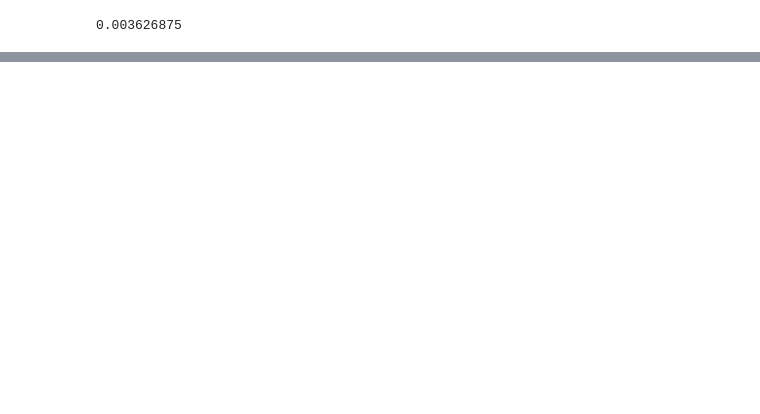
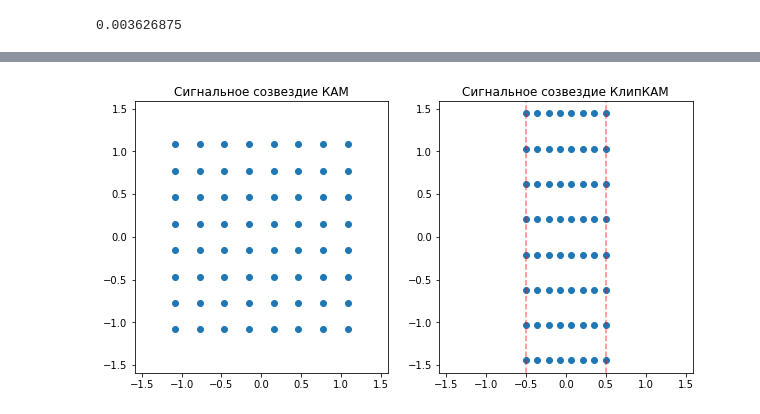
Before and after one commit to DmitryBelikov/ml-modulation, a Jupyter notebook: notebooks/Baseline.ipynb, the cells around one changed output, grey strips where cells are left out. Drawn from its saved outputs; the diff is of its cells as text; code cells hidden in the pictures; blank space fills up the shorter version.

```diff
--- a/notebooks/Baseline.ipynb
+++ b/notebooks/Baseline.ipynb
@@ -154,0 +372,65 @@ ser
+# %%
+from ml_modulation.modulators.qam import QAM
+from ml_modulation.modulators.clipped_qam import ClippedQAM
+
+bit_count = 6
+QAM16 = QAM(bit_count)
+clipped = ClippedQAM(bit_count, 0.5)
+
+xs = []
+ys = []
+
+clip_xs = []
+clip_ys = []
+
+for class_idx in range(2 ** bit_count):
+    bits = []
+    while len(bits) < bit_count:
+        bit = class_idx % 2
+        bits.append(bit)
+        class_idx //= 2
+    x, y = QAM16.encode(bits)[0]
+    clip_x, clip_y = clipped.encode(bits)[0]
+    xs.append(x)
+    ys.append(y)
+    clip_xs.append(clip_x)
+    clip_ys.append(clip_y)
+
+figure, (ax0, ax1) = plt.subplots(1, 2, figsize=(10, 5))
+ax0.scatter(xs, ys)
+ax1.scatter(clip_xs, clip_ys)
+
+x_limits = list(ax0.get_xlim())
+y_limits = list(ax0.get_ylim())
+x_limits1 = list(ax1.get_xlim())
+y_limits1 = list(ax1.get_ylim())
+
+max_limit = max([max(abs(x), abs(y))for x, y in [x_limits, y_limits, x_limits1, y_limits1]])
+
+# x_limits[0] = min(x_limits[0], x_limits1[0])
+# x_limits[1] = max(x_limits[1], x_limits1[1])
+
+# y_limits[0] = min(y_limits[0], y_limits1[0])
+# y_limits[1] = max(y_limits[1], y_limits1[1])
+
+# ax0.set_xlim(x_limits)
+# ax0.set_ylim(y_limits)
+
+# ax1.set_xlim(x_limits)
+# ax1.set_ylim(y_limits);
+
+ax0.set_title('Сигнальное созвездие КАМ')
+ax1.set_title('Сигнальное созвездие КлипКАМ')
+
+ax0.set_xlim((-max_limit, max_limit))
+ax0.set_ylim((-max_limit, max_limit))
+
+
+ax1.axvline(x=0.5, c='r', alpha=0.5, ls='--')
+ax1.axvline(x=-0.5, c='r', alpha=0.5, ls='--')
+ax1.set_xlim((-max_limit, max_limit))
+ax1.set_ylim((-max_limit, max_limit));
+
+# figure.savefig('../images/clip_qam.png', facecolor='white')
+# %% [output]
+[figure, added]
```
Also changed, not shown: parts of 11 cells of this notebook, 26 other files.
